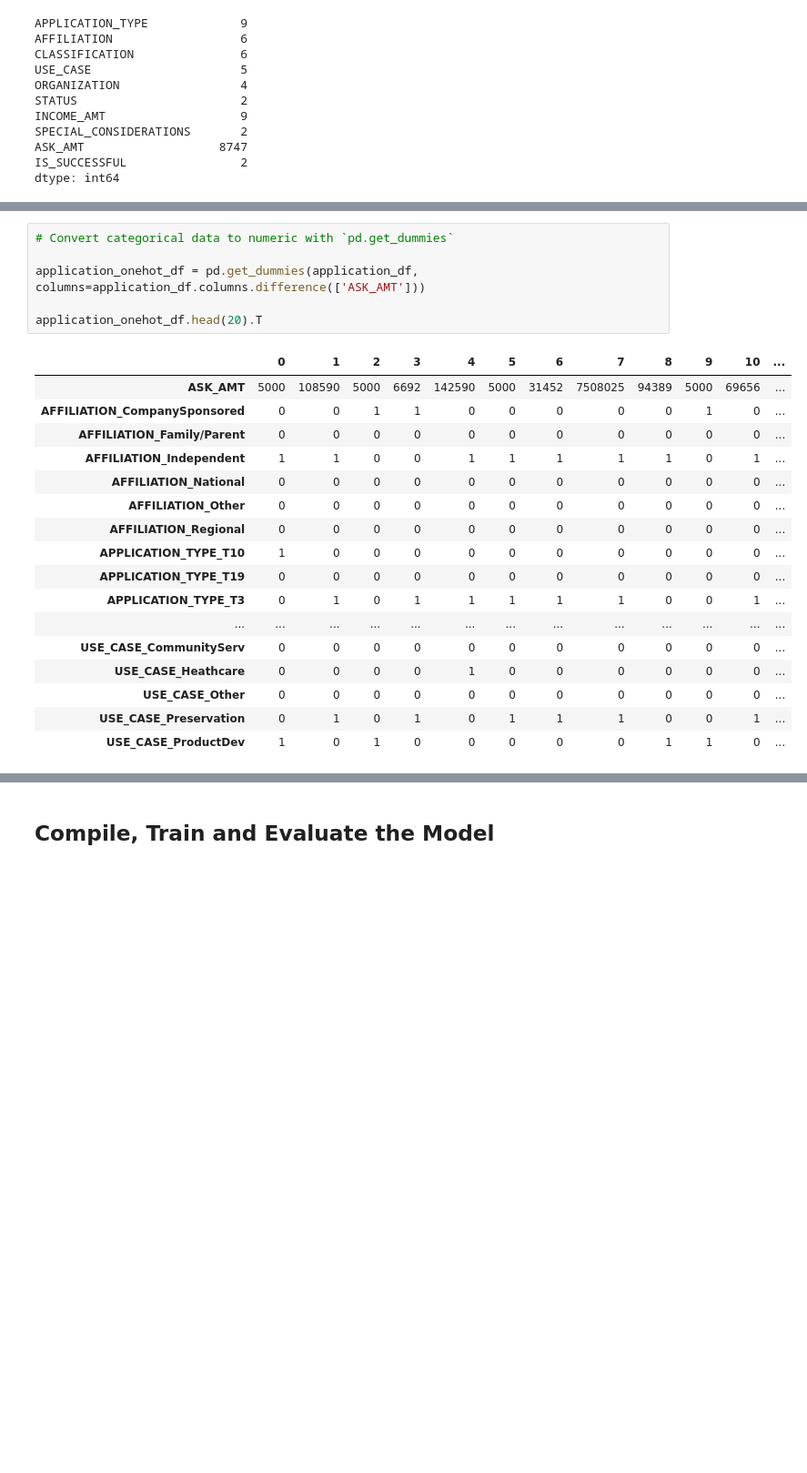
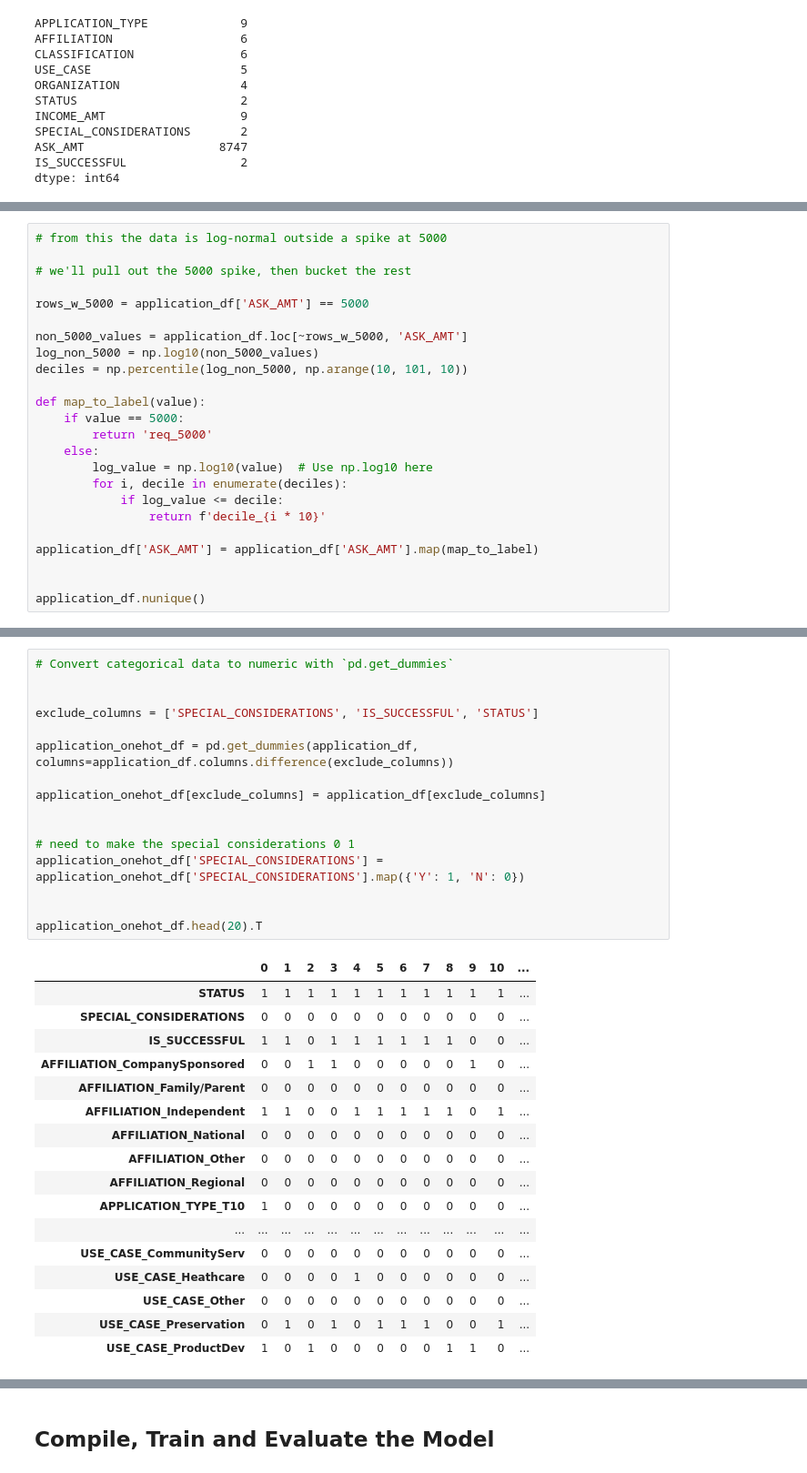
Before and after one commit to tpisel/deep-learning-challenge, a Jupyter notebook: AlphabetSoupCharity_Modelling.ipynb, the cells around one changed output, grey strips where cells are left out. Shown at 91% size. Cells and saved outputs as stored; diff of their text form; blank space fills up the shorter version.

```diff
--- a/AlphabetSoupCharity_Modelling.ipynb
+++ b/AlphabetSoupCharity_Modelling.ipynb
@@ -164,0 +179,24 @@ dtype: int64
+# %%
+# from this the data is log-normal outside a spike at 5000
+
+# we'll pull out the 5000 spike, then bucket the rest
+
+rows_w_5000 = application_df['ASK_AMT'] == 5000
+
+non_5000_values = application_df.loc[~rows_w_5000, 'ASK_AMT']
+log_non_5000 = np.log10(non_5000_values)
+deciles = np.percentile(log_non_5000, np.arange(10, 101, 10))
+
+def map_to_label(value):
+    if value == 5000:
+        return 'req_5000'
+    else:
+        log_value = np.log10(value)  # Use np.log10 here
+        for i, decile in enumerate(deciles):
+            if log_value <= decile:
+                return f'decile_{i * 10}'
+
+application_df['ASK_AMT'] = application_df['ASK_AMT'].map(map_to_label)
+
+
+application_df.nunique()
@@ -165,12 +215,24 @@ dtype: int64
 # %%
 # Convert categorical data to numeric with `pd.get_dummies`
 
-application_onehot_df = pd.get_dummies(application_df, columns=application_df.columns.difference(['ASK_AMT']))
+
+exclude_columns = ['SPECIAL_CONSIDERATIONS', 'IS_SUCCESSFUL', 'STATUS']
+
+application_onehot_df = pd.get_dummies(application_df, columns=application_df.columns.difference(exclude_columns))
+
+application_onehot_df[exclude_columns] = application_df[exclude_columns]
+
+
+# need to make the special considerations 0 1
+application_onehot_df['SPECIAL_CONSIDERATIONS'] = application_onehot_df['SPECIAL_CONSIDERATIONS'].map({'Y': 1, 'N': 0})
+
 
 application_onehot_df.head(20).T
 # %% [output]
 |  | 0 | 1 | 2 | 3 | 4 | 5 | 6 | 7 | 8 | 9 | 10 | ... |
-| ASK_AMT | 5000 | 108590 | 5000 | 6692 | 142590 | 5000 | 31452 | 7508025 | 94389 | 5000 | 69656 | ... |
+| STATUS | 1 | 1 | 1 | 1 | 1 | 1 | 1 | 1 | 1 | 1 | 1 | ... |
+| SPECIAL_CONSIDERATIONS | 0 | 0 | 0 | 0 | 0 | 0 | 0 | 0 | 0 | 0 | 0 | ... |
+| IS_SUCCESSFUL | 1 | 1 | 0 | 1 | 1 | 1 | 1 | 1 | 1 | 0 | 0 | ... |
 | AFFILIATION_CompanySponsored | 0 | 0 | 1 | 1 | 0 | 0 | 0 | 0 | 0 | 1 | 0 | ... |
 | AFFILIATION_Family/Parent | 0 | 0 | 0 | 0 | 0 | 0 | 0 | 0 | 0 | 0 | 0 | ... |
 | AFFILIATION_Independent | 1 | 1 | 0 | 0 | 1 | 1 | 1 | 1 | 1 | 0 | 1 | ... |
@@ -178,8 +240,6 @@ application_onehot_df.head(20).T
 | AFFILIATION_Other | 0 | 0 | 0 | 0 | 0 | 0 | 0 | 0 | 0 | 0 | 0 | ... |
 | AFFILIATION_Regional | 0 | 0 | 0 | 0 | 0 | 0 | 0 | 0 | 0 | 0 | 0 | ... |
 | APPLICATION_TYPE_T10 | 1 | 0 | 0 | 0 | 0 | 0 | 0 | 0 | 0 | 0 | 0 | ... |
-| APPLICATION_TYPE_T19 | 0 | 0 | 0 | 0 | 0 | 0 | 0 | 0 | 0 | 0 | 0 | ... |
-| APPLICATION_TYPE_T3 | 0 | 1 | 0 | 1 | 1 | 1 | 1 | 1 | 0 | 0 | 1 | ... |
 | ... | ... | ... | ... | ... | ... | ... | ... | ... | ... | ... | ... | ... |
 | USE_CASE_CommunityServ | 0 | 0 | 0 | 0 | 0 | 0 | 0 | 0 | 0 | 0 | 0 | ... |
 | USE_CASE_Heathcare | 0 | 0 | 0 | 0 | 1 | 0 | 0 | 0 | 0 | 0 | 0 | ... |
```
Also changed, not shown: parts of 13 cells of this notebook, 5 other files.
